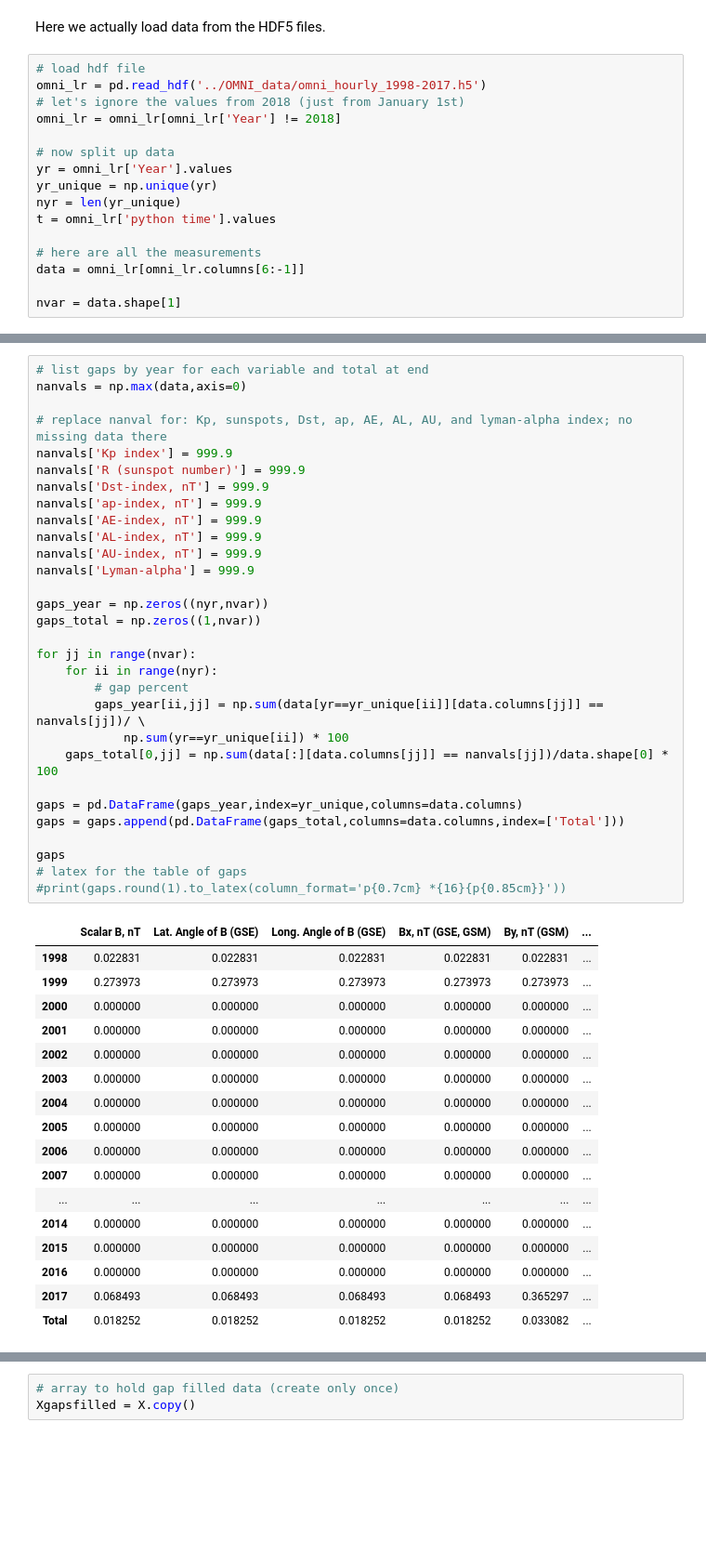
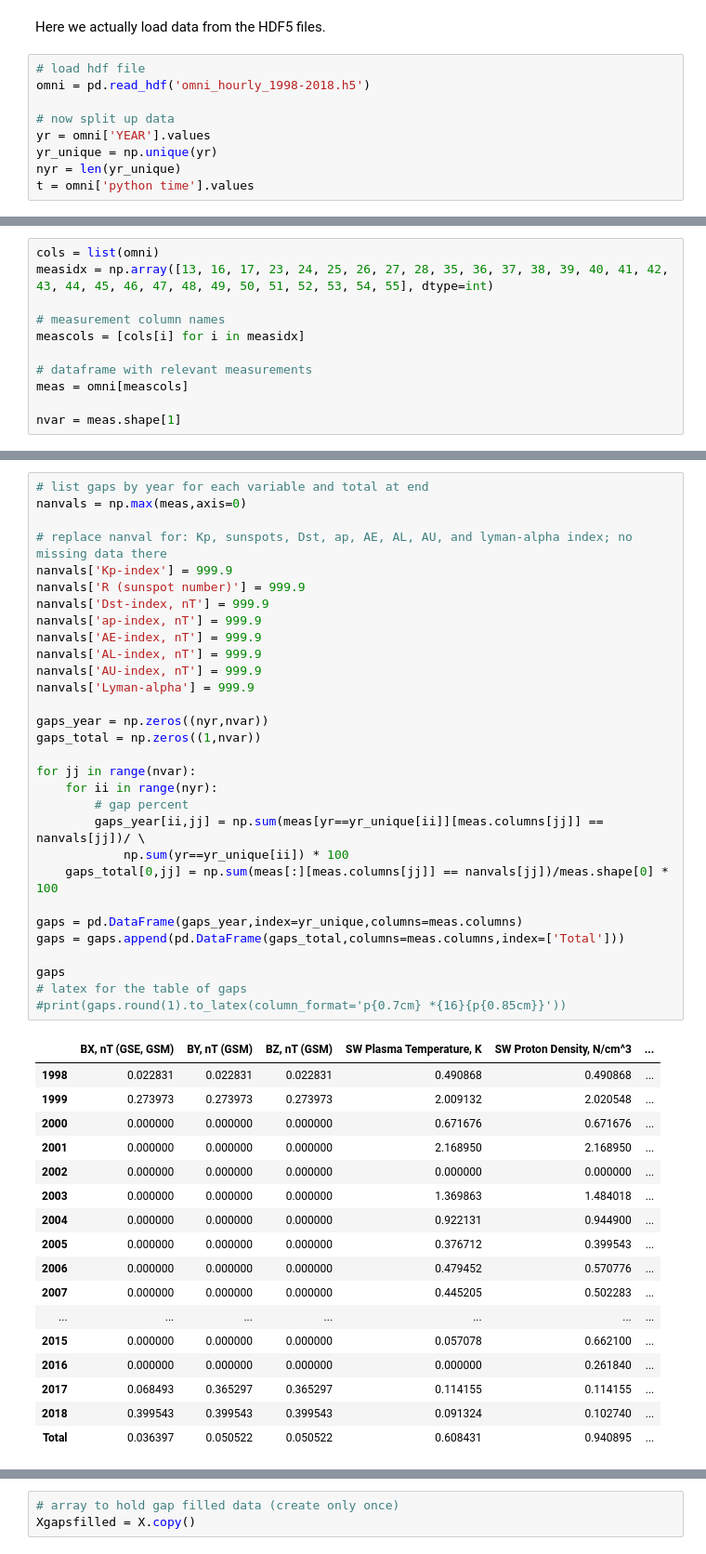
Before and after one commit to sarttiso/spaceweather, a Jupyter notebook: omni_data_preprocess.ipynb, the cells around one changed output, grey strips where cells are left out. Shown: that part at 93% size. Saved outputs shown, nothing was run; the diff lists cells and outputs as text; blank space fills up the shorter version.

```diff
--- a/omni_data_preprocess.ipynb
+++ b/omni_data_preprocess.ipynb
@@ -98,17 +101,10 @@ if not any(fl):
 Here we actually load data from the HDF5 files.
 # %%
 # load hdf file
-omni_lr = pd.read_hdf('../OMNI_data/omni_hourly_1998-2017.h5')
-# let's ignore the values from 2018 (just from January 1st)
-omni_lr = omni_lr[omni_lr['Year'] != 2018]
+omni = pd.read_hdf('omni_hourly_1998-2018.h5')
 
 # now split up data
-yr = omni_lr['Year'].values
+yr = omni['YEAR'].values
 yr_unique = np.unique(yr)
 nyr = len(yr_unique)
-t = omni_lr['python time'].values
-
-# here are all the measurements
-data = omni_lr[omni_lr.columns[6:-1]]
-
-nvar = data.shape[1]
+t = omni['python time'].values
@@ -115 +115,12 @@ nvar = data.shape[1]
+# %%
+cols = list(omni)
+measidx = np.array([13, 16, 17, 23, 24, 25, 26, 27, 28, 35, 36, 37, 38, 39, 40, 41, 42, 43, 44, 45, 46, 47, 48, 49, 50, 51, 52, 53, 54, 55], dtype=int)
+
+# measurement column names
+meascols = [cols[i] for i in measidx]
+
+# dataframe with relevant measurements
+meas = omni[meascols]
+
+nvar = meas.shape[1]
 # %% [markdown]
@@ -118,49 +129,49 @@ nvar = data.shape[1]
 First let's investigate the gaps of all the data, which we tabulate below.
 # %%
 # list gaps by year for each variable and total at end
-nanvals = np.max(data,axis=0)
+nanvals = np.max(meas,axis=0)
 
 # replace nanval for: Kp, sunspots, Dst, ap, AE, AL, AU, and lyman-alpha index; no missing data there
-nanvals['Kp index'] = 999.9
+nanvals['Kp-index'] = 999.9
 nanvals['R (sunspot number)'] = 999.9
 nanvals['Dst-index, nT'] = 999.9
 nanvals['ap-index, nT'] = 999.9
 nanvals['AE-index, nT'] = 999.9
 nanvals['AL-index, nT'] = 999.9
 nanvals['AU-index, nT'] = 999.9
 nanvals['Lyman-alpha'] = 999.9
 
 gaps_year = np.zeros((nyr,nvar))
 gaps_total = np.zeros((1,nvar))
 
 for jj in range(nvar):
     for ii in range(nyr):
         # gap percent
-        gaps_year[ii,jj] = np.sum(data[yr==yr_unique[ii]][data.columns[jj]] == nanvals[jj])/ \
+        gaps_year[ii,jj] = np.sum(meas[yr==yr_unique[ii]][meas.columns[jj]] == nanvals[jj])/ \
             np.sum(yr==yr_unique[ii]) * 100
-    gaps_total[0,jj] = np.sum(data[:][data.columns[jj]] == nanvals[jj])/data.shape[0] * 100
+    gaps_total[0,jj] = np.sum(meas[:][meas.columns[jj]] == nanvals[jj])/meas.shape[0] * 100
 
-gaps = pd.DataFrame(gaps_year,index=yr_unique,columns=data.columns)
-gaps = gaps.append(pd.DataFrame(gaps_total,columns=data.columns,index=['Total']))
+gaps = pd.DataFrame(gaps_year,index=yr_unique,columns=meas.columns)
+gaps = gaps.append(pd.DataFrame(gaps_total,columns=meas.columns,index=['Total']))
 
 gaps
 # latex for the table of gaps
 #print(gaps.round(1).to_latex(column_format='p{0.7cm} *{16}{p{0.85cm}}'))
 # %% [output]
-|  | Scalar B, nT | Lat. Angle of B (GSE) | Long. Angle of B (GSE) | Bx, nT (GSE, GSM) | By, nT (GSM) | ... |
-| 1998 | 0.022831 | 0.022831 | 0.022831 | 0.022831 | 0.022831 | ... |
-| 1999 | 0.273973 | 0.273973 | 0.273973 | 0.273973 | 0.273973 | ... |
-| 2000 | 0.000000 | 0.000000 | 0.000000 | 0.000000 | 0.000000 | ... |
-| 2001 | 0.000000 | 0.000000 | 0.000000 | 0.000000 | 0.000000 | ... |
+|  | BX, nT (GSE, GSM) | BY, nT (GSM) | BZ, nT (GSM) | SW Plasma Temperature, K | SW Proton Density, N/cm^3 | ... |
+| 1998 | 0.022831 | 0.022831 | 0.022831 | 0.490868 | 0.490868 | ... |
+| 1999 | 0.273973 | 0.273973 | 0.273973 | 2.009132 | 2.020548 | ... |
+| 2000 | 0.000000 | 0.000000 | 0.000000 | 0.671676 | 0.671676 | ... |
+| 2001 | 0.000000 | 0.000000 | 0.000000 | 2.168950 | 2.168950 | ... |
 | 2002 | 0.000000 | 0.000000 | 0.000000 | 0.000000 | 0.000000 | ... |
-| 2003 | 0.000000 | 0.000000 | 0.000000 | 0.000000 | 0.000000 | ... |
-| 2004 | 0.000000 | 0.000000 | 0.000000 | 0.000000 | 0.000000 | ... |
-| 2005 | 0.000000 | 0.000000 | 0.000000 | 0.000000 | 0.000000 | ... |
-| 2006 | 0.000000 | 0.000000 | 0.000000 | 0.000000 | 0.000000 | ... |
-| 2007 | 0.000000 | 0.000000 | 0.000000 | 0.000000 | 0.000000 | ... |
+| 2003 | 0.000000 | 0.000000 | 0.000000 | 1.369863 | 1.484018 | ... |
+| 2004 | 0.000000 | 0.000000 | 0.000000 | 0.922131 | 0.944900 | ... |
+| 2005 | 0.000000 | 0.000000 | 0.000000 | 0.376712 | 0.399543 | ... |
+| 2006 | 0.000000 | 0.000000 | 0.000000 | 0.479452 | 0.570776 | ... |
+| 2007 | 0.000000 | 0.000000 | 0.000000 | 0.445205 | 0.502283 | ... |
 | ... | ... | ... | ... | ... | ... | ... |
-| 2014 | 0.000000 | 0.000000 | 0.000000 | 0.000000 | 0.000000 | ... |
-| 2015 | 0.000000 | 0.000000 | 0.000000 | 0.000000 | 0.000000 | ... |
-| 2016 | 0.000000 | 0.000000 | 0.000000 | 0.000000 | 0.000000 | ... |
-| 2017 | 0.068493 | 0.068493 | 0.068493 | 0.068493 | 0.365297 | ... |
-| Total | 0.018252 | 0.018252 | 0.018252 | 0.018252 | 0.033082 | ... |
+| 2015 | 0.000000 | 0.000000 | 0.000000 | 0.057078 | 0.662100 | ... |
+| 2016 | 0.000000 | 0.000000 | 0.000000 | 0.000000 | 0.261840 | ... |
+| 2017 | 0.068493 | 0.365297 | 0.365297 | 0.114155 | 0.114155 | ... |
+| 2018 | 0.399543 | 0.399543 | 0.399543 | 0.091324 | 0.102740 | ... |
+| Total | 0.036397 | 0.050522 | 0.050522 | 0.608431 | 0.940895 | ... |
```
Also changed, not shown: parts of 35 cells of this notebook, 6 other files.
